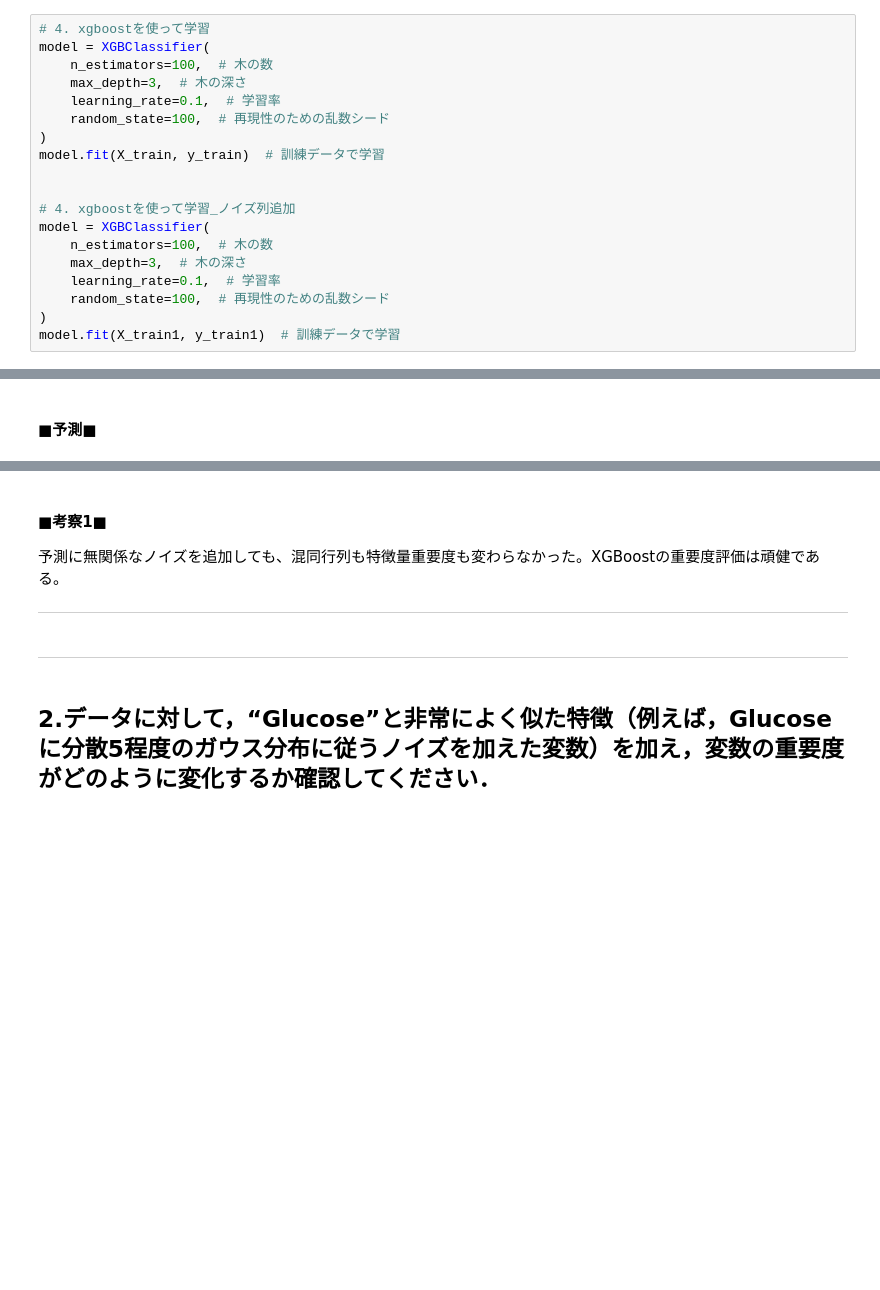
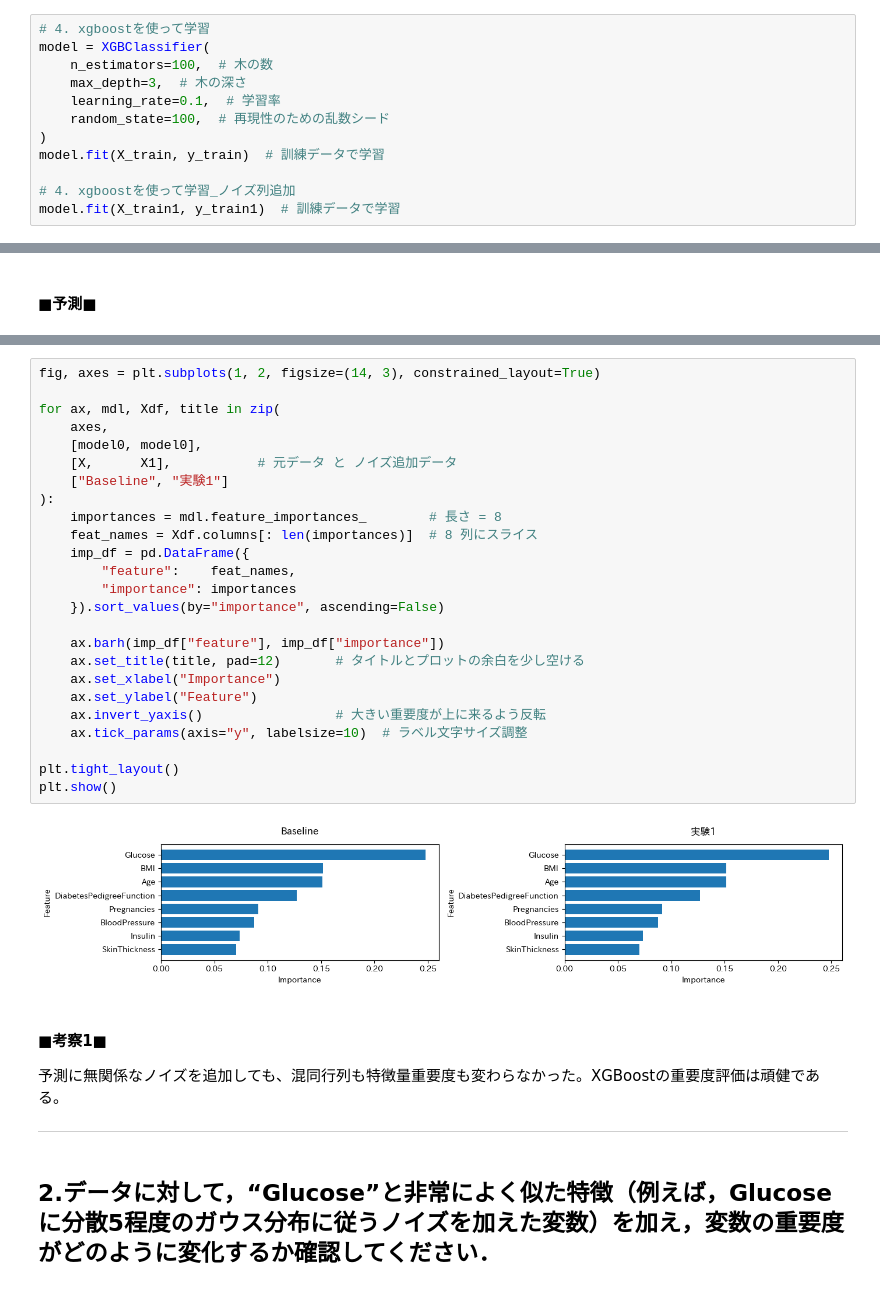
Before and after one commit to souldrive7/ECP, a Jupyter notebook: 教師あり学習‗課題‗飯山先生‗xgboost.ipynb, the cells around one changed output, grey strips where cells are left out. Cells and saved outputs as stored; diff of their text form; blank space fills up the shorter version.

```diff
--- a/教師あり学習‗課題‗飯山先生‗xgboost.ipynb
+++ b/教師あり学習‗課題‗飯山先生‗xgboost.ipynb
@@ -139,14 +132,7 @@ model = XGBClassifier(
 )
 model.fit(X_train, y_train)  # 訓練データで学習
 
-
 # 4. xgboostを使って学習_ノイズ列追加
-model = XGBClassifier(
-    n_estimators=100,  # 木の数
-    max_depth=3,  # 木の深さ
-    learning_rate=0.1,  # 学習率
-    random_state=100,  # 再現性のための乱数シード
-)
 model.fit(X_train1, y_train1)  # 訓練データで学習
 # %% [output]
 XGBClassifier(base_score=None, booster=None, callbacks=None,
@@ -290,9 +231,34 @@ plt.show()
+# %%
+fig, axes = plt.subplots(1, 2, figsize=(14, 3), constrained_layout=True)
+
+for ax, mdl, Xdf, title in zip(
+    axes,
+    [model0, model0],
+    [X,      X1],           # 元データ と ノイズ追加データ
+    ["Baseline", "実験1"]
+):
+    importances = mdl.feature_importances_        # 長さ = 8
+    feat_names = Xdf.columns[: len(importances)]  # 8 列にスライス
+    imp_df = pd.DataFrame({
+        "feature":    feat_names,
+        "importance": importances
+    }).sort_values(by="importance", ascending=False)
+
+    ax.barh(imp_df["feature"], imp_df["importance"])
+    ax.set_title(title, pad=12)       # タイトルとプロットの余白を少し空ける
+    ax.set_xlabel("Importance")
+    ax.set_ylabel("Feature")
+    ax.invert_yaxis()                 # 大きい重要度が上に来るよう反転
+    ax.tick_params(axis="y", labelsize=10)  # ラベル文字サイズ調整
+
+plt.tight_layout()
+plt.show()
+# %% [output]
+[figure, added]
 # %% [markdown]
 #### ■考察1■
 予測に無関係なノイズを追加しても、混同行列も特徴量重要度も変わらなかった。XGBoostの重要度評価は頑健である。
 
 ---
-# %% [markdown]
----
 # %% [markdown]
 ## 2.データに対して，“Glucose”と非常によく似た特徴（例えば，Glucoseに分散5程度のガウス分布に従うノイズを加えた変数）を加え，変数の重要度がどのように変化するか確認してください．
```
Also changed, not shown: parts of 14 cells of this notebook.
